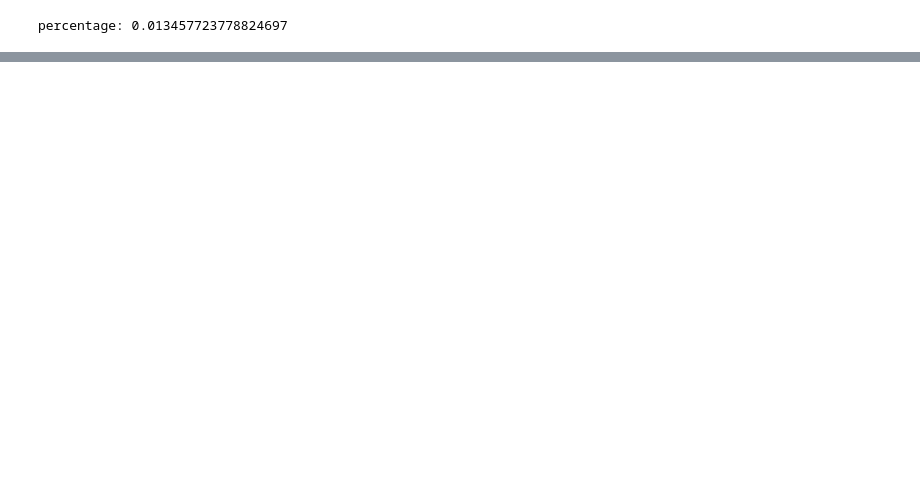
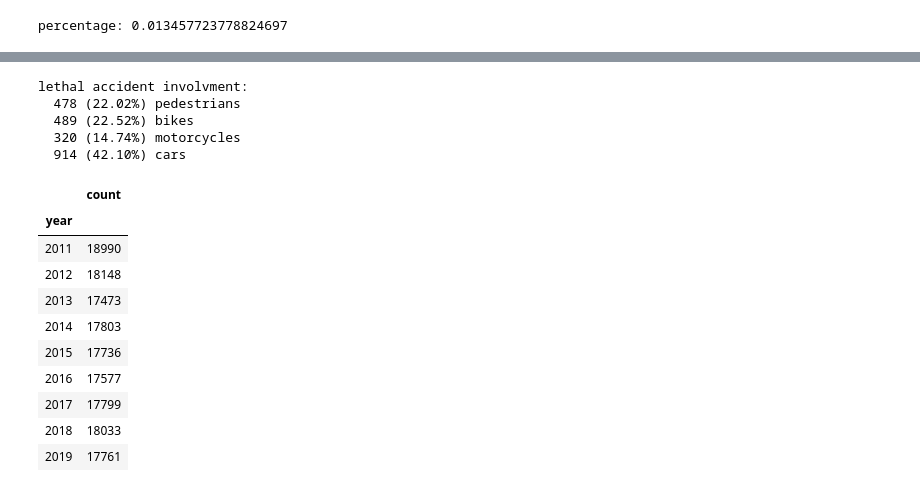
Before and after one commit to randombenj/hslu-dbs, a Jupyter notebook: project/data-mining.ipynb, the cells around one changed output, grey strips where cells are left out. Cells and saved outputs as stored; diff of their text form; code cells hidden in the pictures; blank space fills up the shorter version.

```diff
--- a/project/data-mining.ipynb
+++ b/project/data-mining.ipynb
@@ -45,0 +139,64 @@ percentage: 0.013457723778824697
+# %%
+lethal_pedestrian_count = db.accidents.count_documents({
+    "$and": [
+        {"$expr": {"$eq": ["$severity.id", "as1"]}},
+        {"$expr": {"$eq": ["$involving_pedestrian", True]}}
+    ]
+})
+lethal_bicycle_count = db.accidents.count_documents({
+    "$and": [
+        {"$expr": {"$eq": ["$severity.id", "as1"]}},
+        {"$expr": {"$eq": ["$involving_bicycle", True]}}
+    ]
+})
+lethal_motorcycle_count = db.accidents.count_documents({
+    "$and": [
+        {"$expr": {"$eq": ["$severity.id", "as1"]}},
+        {"$expr": {"$eq": ["$involving_motorcycle", True]}}
+    ]
+})
+lethal_car_count = db.accidents.count_documents({
+    "$and": [
+        {"$expr": {"$eq": ["$severity.id", "as1"]}},
+        {"$expr": {"$eq": ["$involving_pedestrian", False]}},
+        {"$expr": {"$eq": ["$involving_bicycle", False]}},
+        {"$expr": {"$eq": ["$involving_motorcycle", False]}}
+    ]
+})
+
+print("lethal accident involvment:")
+print(f"  {lethal_pedestrian_count} ({lethal_pedestrian_count / lethal_accident_count * 100:.2f}%) pedestrians")
+print(f"  {lethal_bicycle_count} ({lethal_bicycle_count / lethal_accident_count * 100:.2f}%) bikes")
+print(f"  {lethal_motorcycle_count} ({lethal_motorcycle_count / lethal_accident_count * 100:.2f}%) motorcycles")
+print(f"  {lethal_car_count} ({lethal_car_count / lethal_accident_count * 100:.2f}%) cars")
+# %% [output]
+lethal accident involvment:
+  478 (22.02%) pedestrians
+  489 (22.52%) bikes
+  320 (14.74%) motorcycles
+  914 (42.10%) cars
+# %%
+total_accident_by_year = pd.DataFrame(list(db.accidents.aggregate([
+    {"$group" : {"_id": "$timestamp.year", "count": {"$sum": 1}}},
+    {"$project": {
+      "_id": 0,
+      "year": "$_id",
+      "count": 1,
+    }},
+    {"$sort": {"year": 1}},
+])))
+total_accident_by_year.set_index("year", inplace=True)
+
+total_accident_by_year
+# %% [output]
+|  | count |
+| year |  |
+| 2011 | 18990 |
+| 2012 | 18148 |
+| 2013 | 17473 |
+| 2014 | 17803 |
+| 2015 | 17736 |
+| 2016 | 17577 |
+| 2017 | 17799 |
+| 2018 | 18033 |
+| 2019 | 17761 |
```
Also changed, not shown: parts of 13 cells of this notebook.
